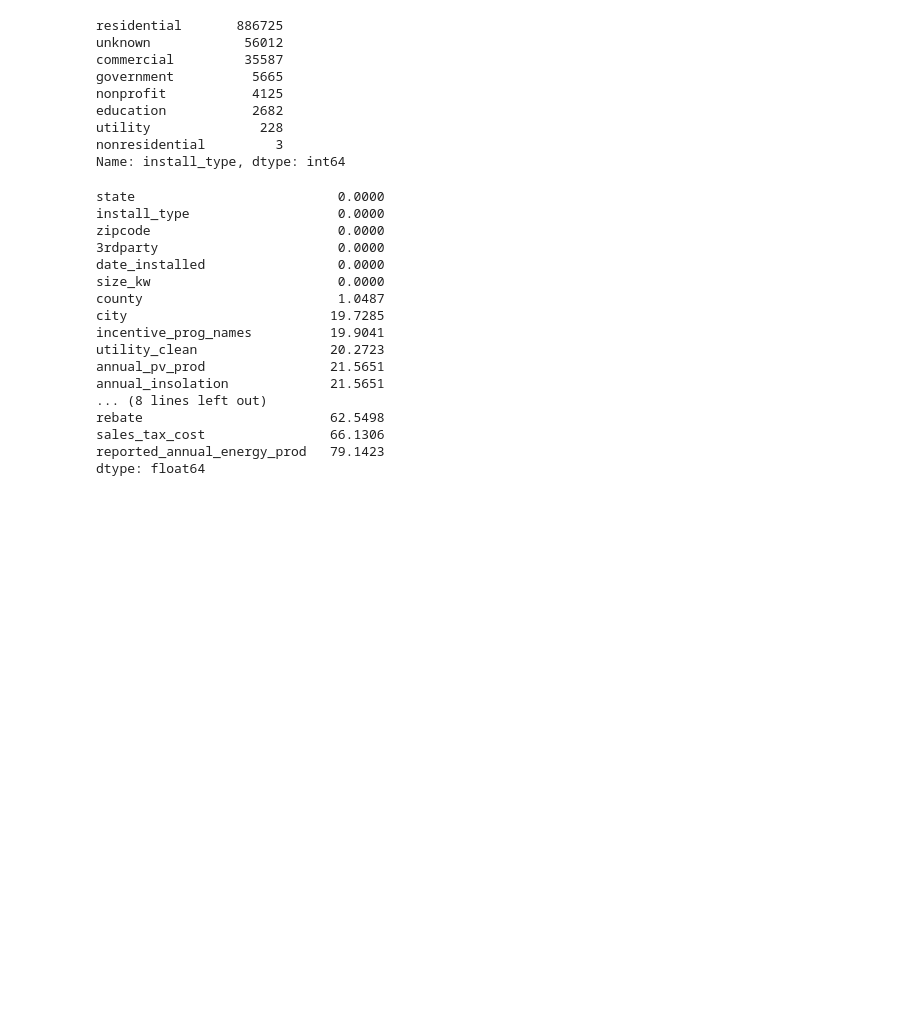
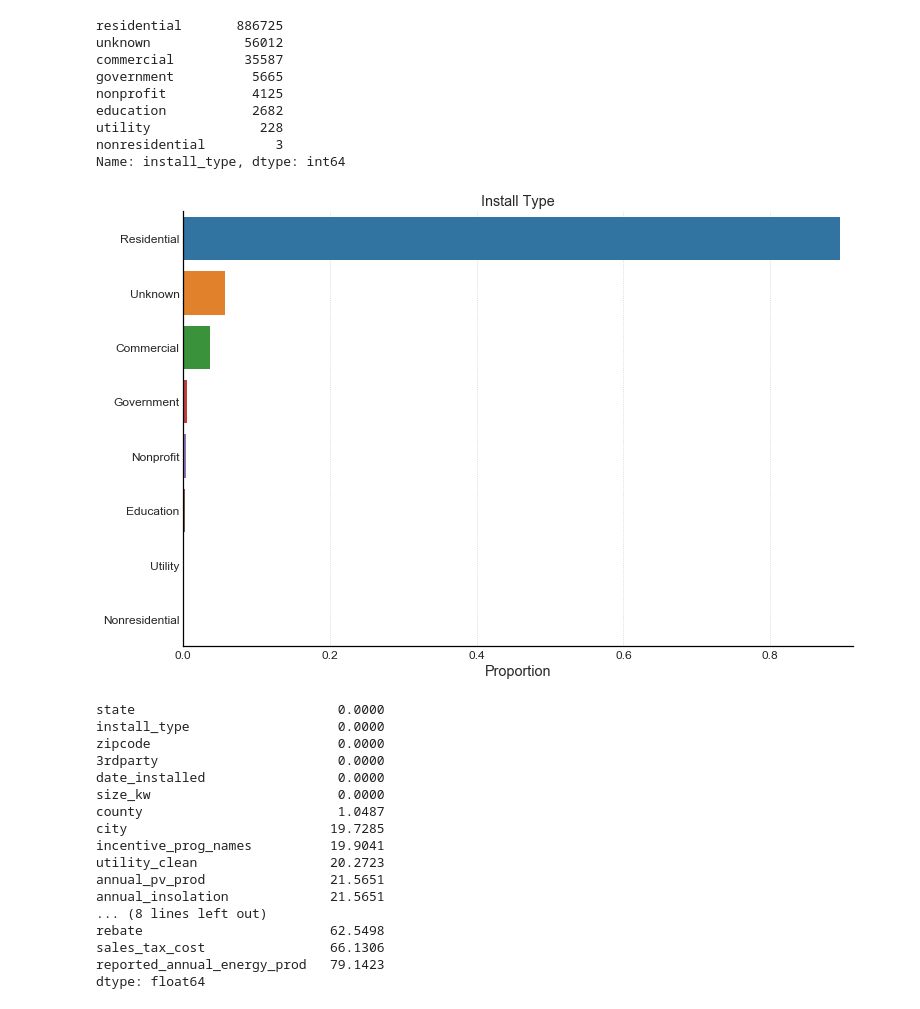
Before and after one commit to sergatron/projects, a Jupyter notebook: solar_array/Capstone_Data_Wrangling.ipynb, the cells around one changed output. Cells and saved outputs as stored; diff of their text form; code cells hidden in the pictures; blank space fills up the shorter version.

```diff
--- a/solar_array/Capstone_Data_Wrangling.ipynb
+++ b/solar_array/Capstone_Data_Wrangling.ipynb
@@ -14,4 +16,27 @@ pd.options.display.max_columns = 10
 pd.options.display.max_rows = 50
+# %%
+plt.style.use('seaborn-white')
+rcParams['axes.labelsize'] = 'x-large'
+rcParams['axes.edgecolor'] = 'black'
+rcParams['axes.facecolor'] = 'white'
+rcParams['axes.titlesize'] = 'x-large'
+rcParams['axes.spines.top'] = False
+rcParams['axes.spines.right'] = False
+rcParams['axes.xmargin'] = 0.02
+rcParams['axes.ymargin'] = 0.02
+
+rcParams['axes.grid'] = True
+rcParams['grid.linestyle'] = ':'
+rcParams['grid.alpha'] = 0.2
+rcParams['grid.color'] = 'black'
+
+rcParams['figure.titlesize'] = 'x-large'
+rcParams['figure.edgecolor']= 'black'
+rcParams['figure.facecolor'] = 'white'
+rcParams['figure.figsize'] = [12, 8]
+
+rcParams['ytick.labelsize'] = 'large'
+rcParams['xtick.labelsize'] = 'large'
 # %%
 print(os.getcwd())
 # %% [output]
@@ -399,3 +420,13 @@ Name: install_type, dtype: int64
+# %%
+sns.barplot(x=pv_df.install_type.value_counts().values/pv_df.shape[0],
+            y=pv_df.install_type.value_counts().index.str.capitalize(),
+#             orient='v'
+           )
+plt.title('Install Type')
+plt.xlabel('Proportion')
+plt.show()
+# %% [output]
+[figure, added]
 # %%
 
 # select residential install type
```
Also changed, not shown: parts of 12 cells of this notebook, 1 other file.
